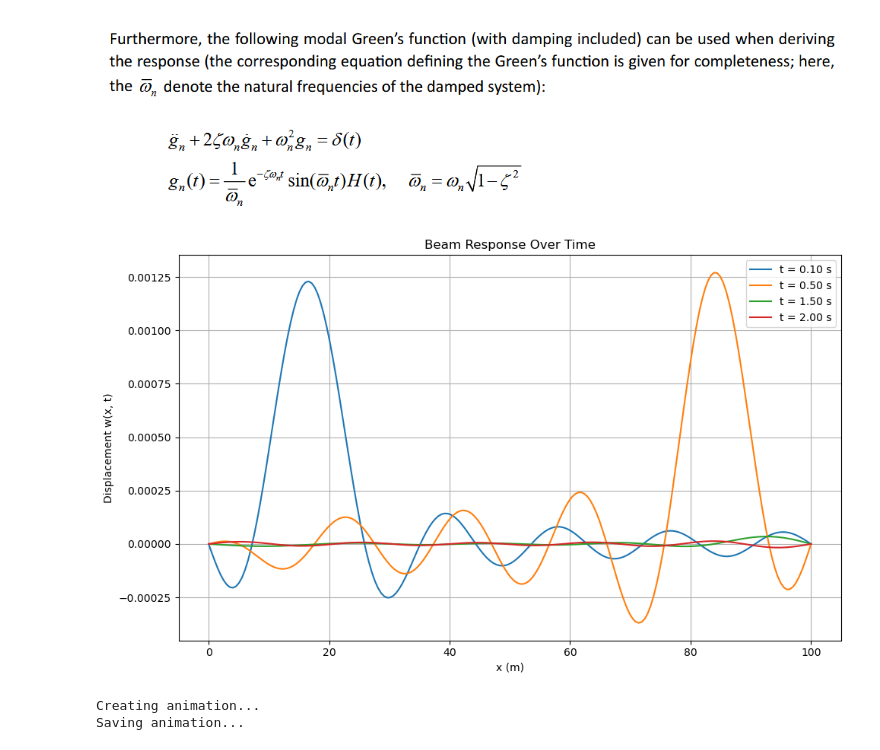
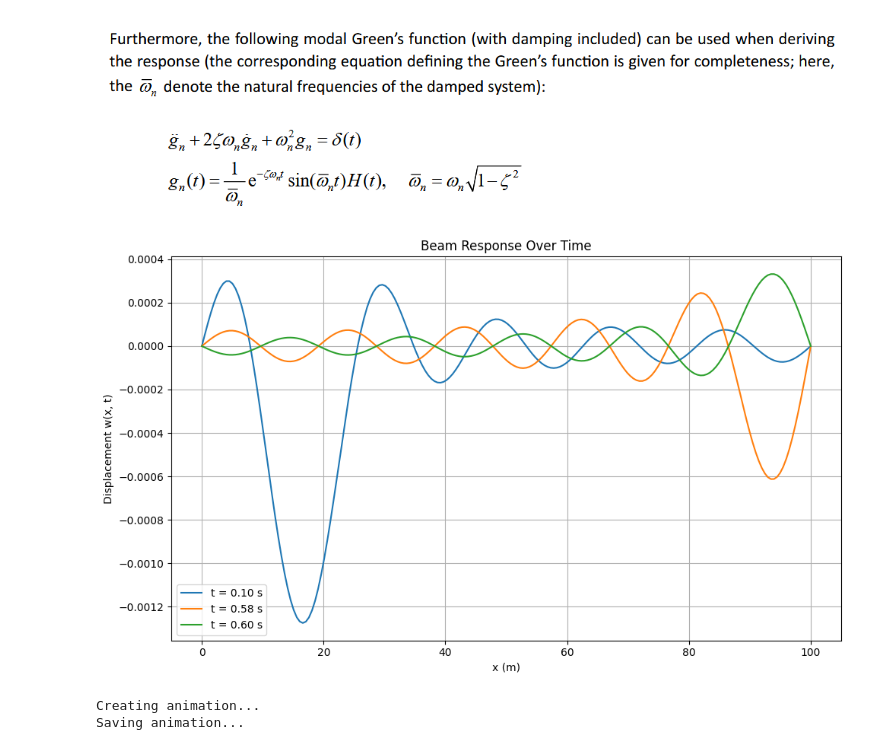
Before and after one commit to Lymone96/CIEM5220-Group2, a Jupyter notebook: 3_ML/question4.ipynb, the cells around one changed output. Saved outputs shown, nothing was run; the diff lists cells and outputs as text; code cells hidden in the pictures.

```diff
--- a/3_ML/question4.ipynb
+++ b/3_ML/question4.ipynb
@@ -14,7 +14,7 @@ EI = 6.42E6
 rhoA = 268.3
 L = 100
 xi = 7.3E6
-zeta = 0.01
+zeta = 0.05
 
 V_crit = ((4*xi*EI)/(rhoA)**2)**(1/4)
 V = 0.75*V_crit
@@ -55,22 +55,22 @@ def w(x,t, N=10):
     return total
 # %%
 x_vals = np.linspace(0, L, 200)
-t_vals = [0.1, 0.5, 1.5, 2.0]  # Include t > L/V
+t_vals = [0.1, L/V-0.01, L/V+0.01]  # Include t > L/V
 
 # Plot results
 plt.figure(figsize=(10, 6))
 for t in t_vals:
-    w_vals = [w(x, t) for x in x_vals]
+    w_vals = [-w(x, t) for x in x_vals]
     plt.plot(x_vals, w_vals, label=f't = {t:.2f} s')
 plt.title('Beam Response Over Time')
 plt.xlabel('x (m)')
 plt.ylabel('Displacement w(x, t)')
 plt.legend()
 plt.grid(True)
 plt.tight_layout()
 plt.show()
 # %% [output]
-[figure, old version]
+[figure, new version]
 # %%
 fig, ax = plt.subplots()
 
```
Also changed, not shown: 2 other files.
